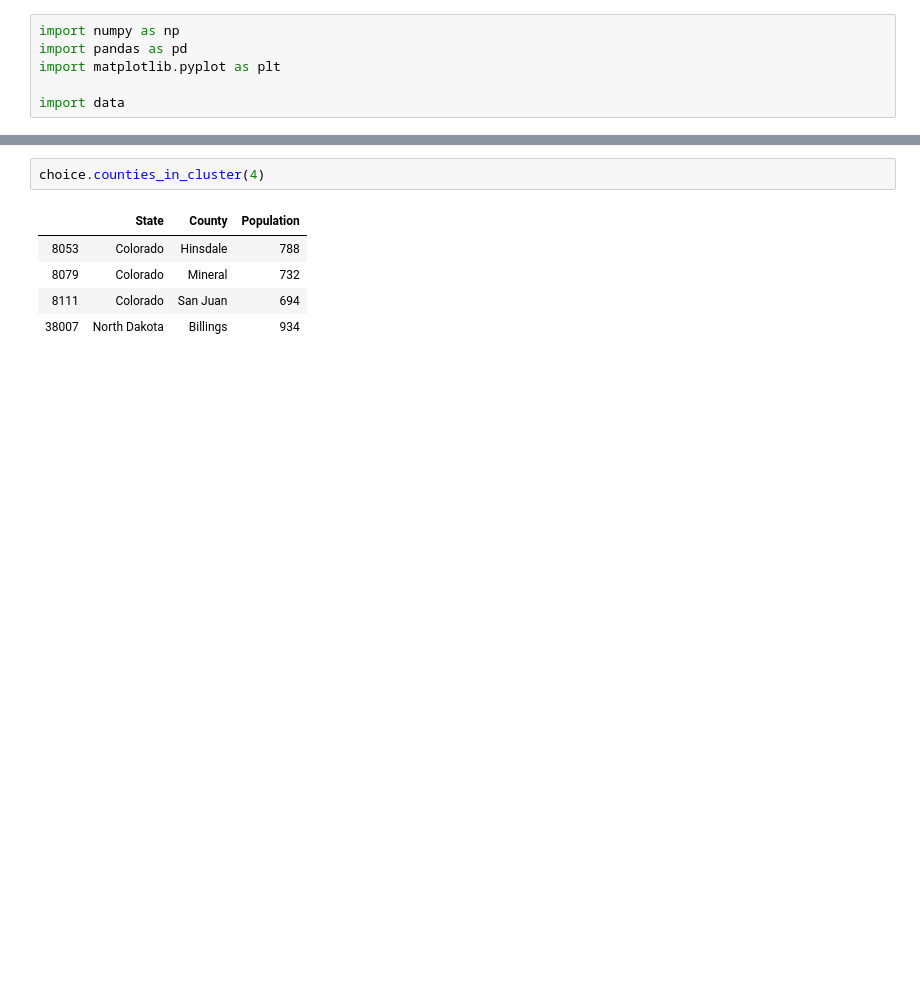
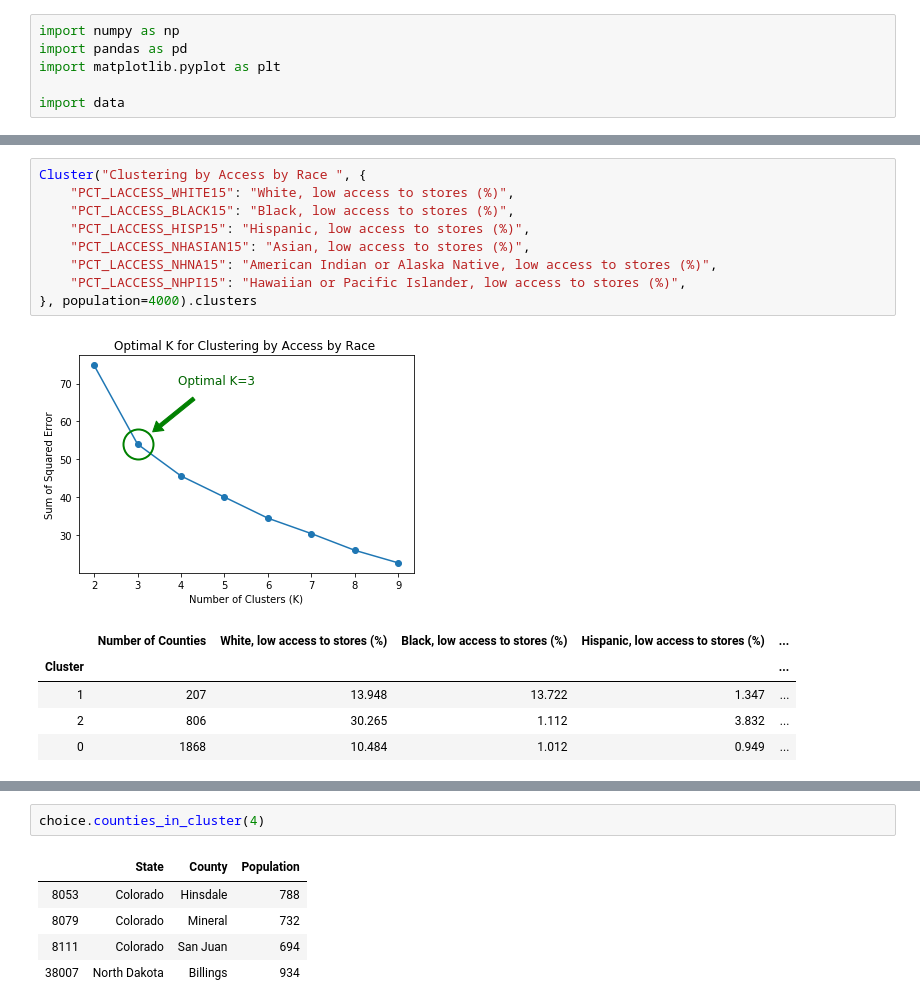
Before and after one commit to PreethiVijai/ML-project, a Jupyter notebook: clustering.ipynb, the cells around one changed output, grey strips where cells are left out. Cells and saved outputs as stored; diff of their text form; blank space fills up the shorter version.

```diff
--- a/clustering.ipynb
+++ b/clustering.ipynb
@@ -118,3 +126,19 @@ race.clusters
+# %%
+Cluster("Clustering by Access by Race ", {
+    "PCT_LACCESS_WHITE15": "White, low access to stores (%)",
+    "PCT_LACCESS_BLACK15": "Black, low access to stores (%)",
+    "PCT_LACCESS_HISP15": "Hispanic, low access to stores (%)",
+    "PCT_LACCESS_NHASIAN15": "Asian, low access to stores (%)",
+    "PCT_LACCESS_NHNA15": "American Indian or Alaska Native, low access to stores (%)",
+    "PCT_LACCESS_NHPI15": "Hawaiian or Pacific Islander, low access to stores (%)",
+}, population=4000).clusters
+# %% [output]
+[figure, added]
+|  | Number of Counties | White, low access to stores (%) | Black, low access to stores (%) | Hispanic, low access to stores (%) | ... |
+| Cluster |  |  |  |  | ... |
+| 1 | 207 | 13.948 | 13.722 | 1.347 | ... |
+| 2 | 806 | 30.265 | 1.112 | 3.832 | ... |
+| 0 | 1868 | 10.484 | 1.012 | 0.949 | ... |
 # %%
 choice = Cluster("Clustering by Food Providers", {
     "GROCPTH14": "Grocery stores per 1,000 People",
```
Also changed, not shown: parts of 10 cells of this notebook.
